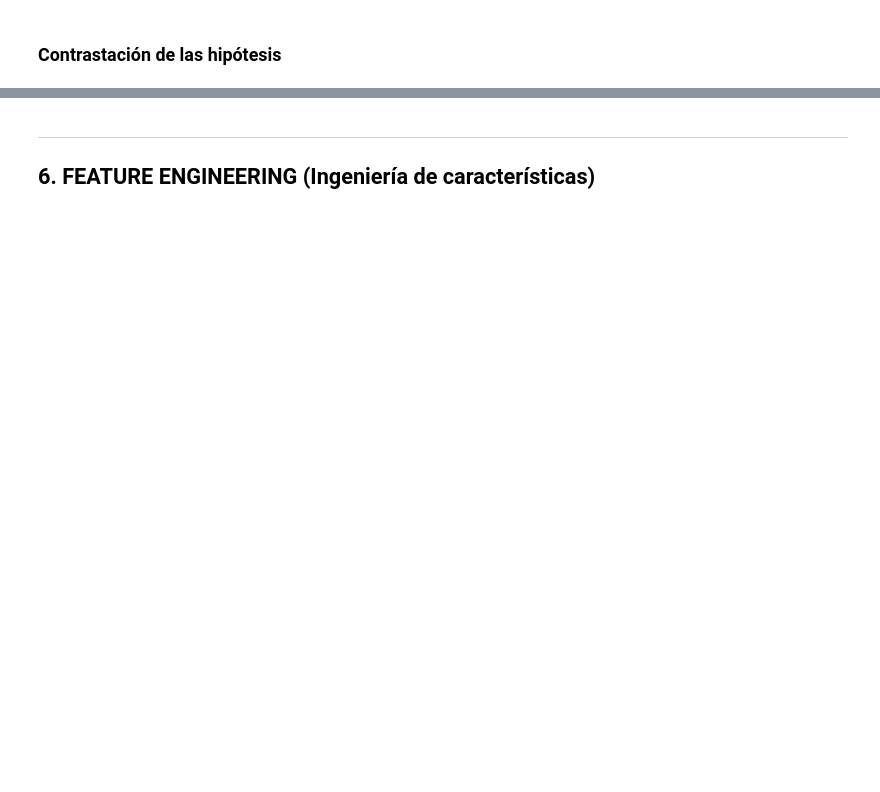
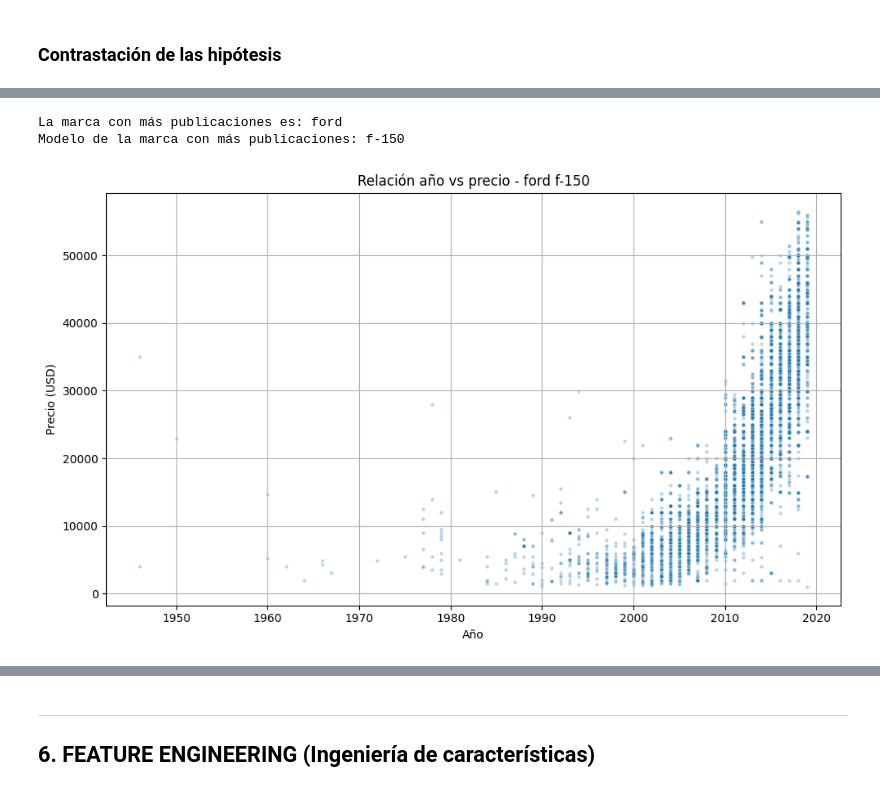
Before and after one commit to chumagram/data_science_I_coder_house, a Jupyter notebook: ProyectoDSParteI+GRAMAJO.ipynb, the cells around one changed output, grey strips where cells are left out. Cells and saved outputs as stored; diff of their text form; code cells hidden in the pictures; blank space fills up the shorter version.

```diff
--- a/ProyectoDSParteI+GRAMAJO.ipynb
+++ b/ProyectoDSParteI+GRAMAJO.ipynb
@@ -224,0 +267,35 @@ La correlación entre odómetro y precio es: 0.01
+# %%
+# Se realiza el siguiente filtrado para poder eliminar un poco los outliers y los datos que no tienen sentido.
+df_filtrado = df[
+    (df["year"] < df["year"].quantile(0.99)) &
+    (df["price"] < df["price"].quantile(0.99)) &
+    (df["price"] > 1000)
+]
+# %%
+# Contar las marcas
+marca_mas_publicada = df_filtrado["manufacturer"].value_counts().idxmax()
+print(f"La marca con más publicaciones es: {marca_mas_publicada}")
+
+# Filtrar solo esa marca
+df_marca = df_filtrado[df_filtrado["manufacturer"] == marca_mas_publicada]
+
+# Contar los modelos
+modelo_mas_publicado = df_marca["model"].value_counts().idxmax()
+print(f"Modelo de la marca con más publicaciones: {modelo_mas_publicado}")
+
+# Filtrar solo ese modelo
+df_marca_modelo = df_marca[df_marca["model"] == modelo_mas_publicado]
+
+# Mostrar la relación entre el precio y el odómetro para esa marca
+plt.figure(figsize=(10, 6))
+sns.scatterplot(data=df_marca_modelo, x="year", y="price", alpha=0.3, s=10)
+plt.title(f"Relación año vs precio - {marca_mas_publicada} {modelo_mas_publicado}")
+plt.xlabel("Año")
+plt.ylabel("Precio (USD)")
+plt.grid(True)
+plt.tight_layout()
+plt.show()
+# %% [output]
+La marca con más publicaciones es: ford
+Modelo de la marca con más publicaciones: f-150
+[figure, added]
```
Also changed, not shown: parts of 29 cells of this notebook.
